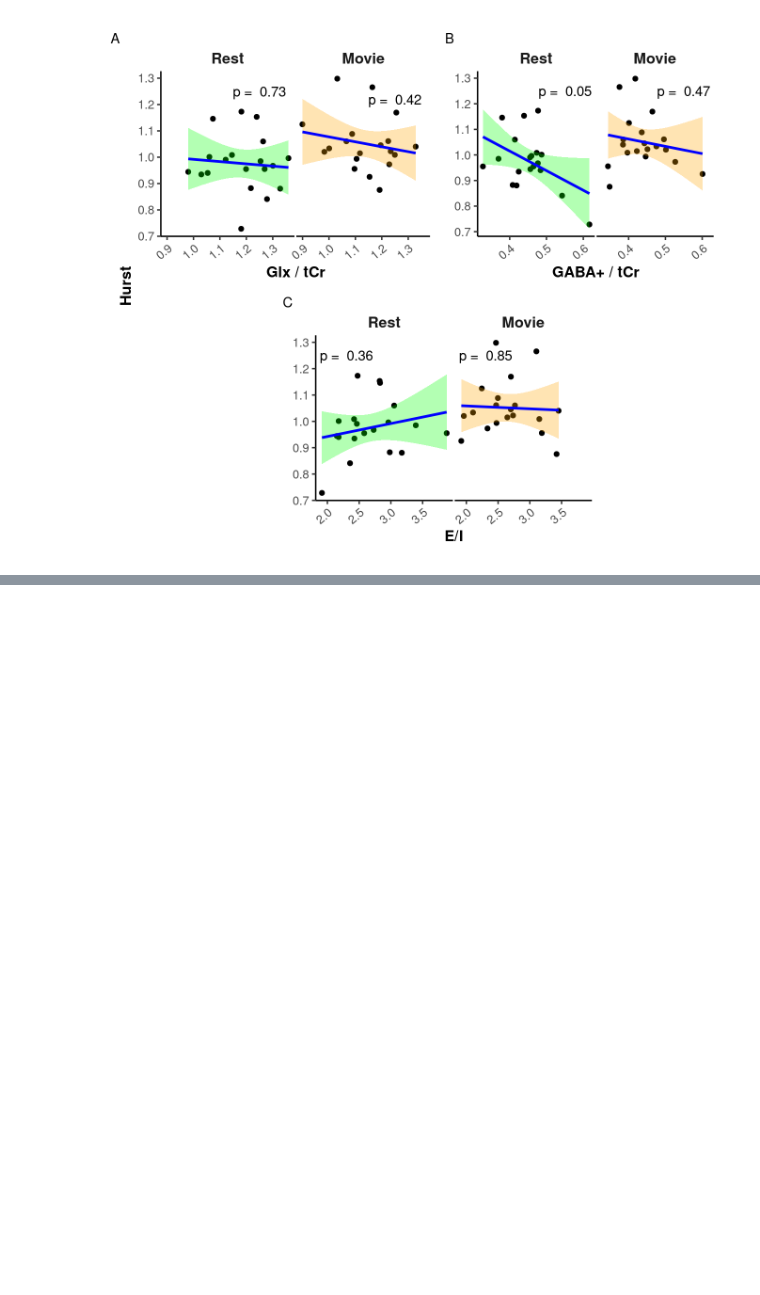
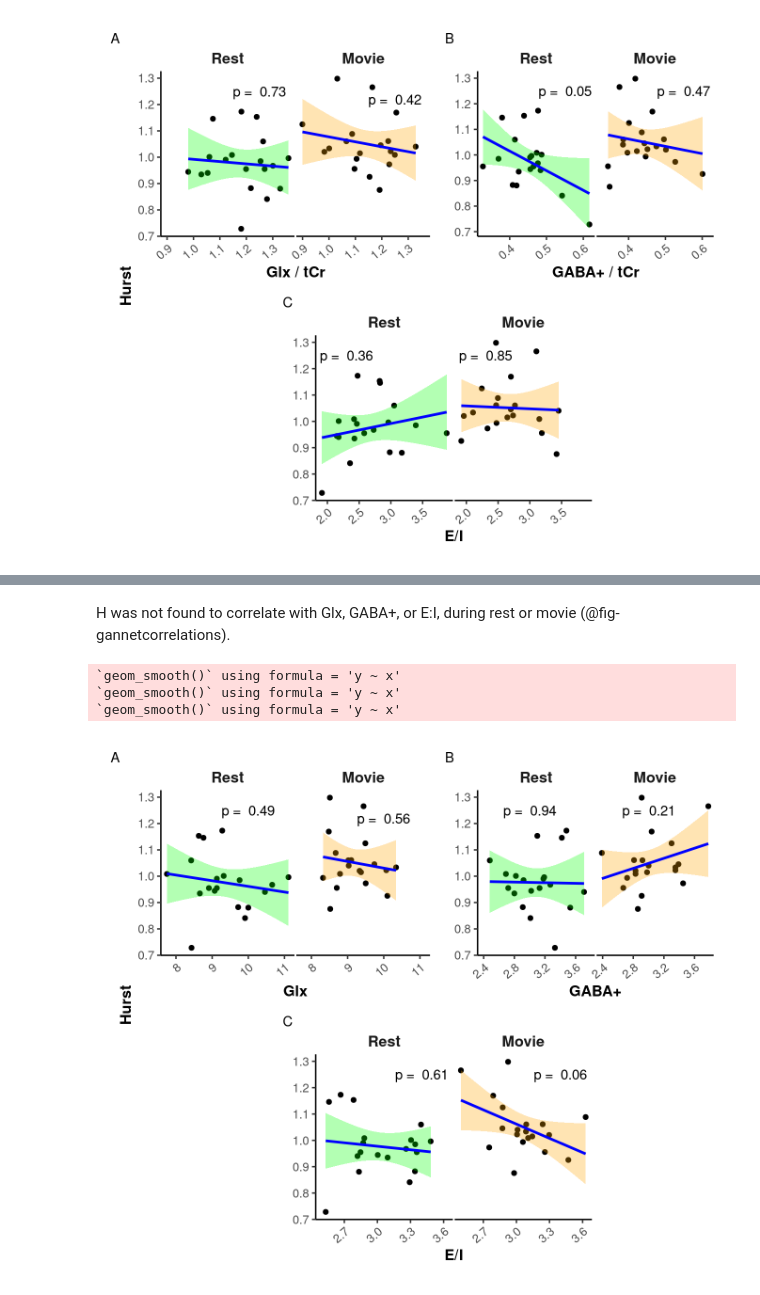
Before and after one commit to WeberLab/EI_Hurst_Manuscript, a Jupyter notebook: index.embed.ipynb, the cells around one changed output, grey strips where cells are left out. Saved outputs shown, nothing was run; the diff lists cells and outputs as text; code cells hidden in the pictures; blank space fills up the shorter version.

```diff
--- a/index.embed.ipynb
+++ b/index.embed.ipynb
@@ -366,0 +393,13 @@ The work presented in this paper was supported in part by
+# %% [markdown]
+H was not found to correlate with Glx, GABA+, or E:I, during rest or movie (@fig-gannetcorrelations). <!-- TODO: add r to the above sentence -->
+# %%
+layout <- "
+AABB
+#CC#
+"
+glu_hurst_plot + gaba_hurst_plot + ei_hurst_plot + plot_layout(design=layout, guides = 'collect', axes = 'collect', axis_titles = 'collect') + plot_annotation(tag_levels = 'A') & theme(plot.tag = element_text(size = 11))
+# %% [output]
+`geom_smooth()` using formula = 'y ~ x'
+`geom_smooth()` using formula = 'y ~ x'
+`geom_smooth()` using formula = 'y ~ x'
+[figure, added]
```
Also changed, not shown: parts of 10 cells of this notebook, 38 other files.
